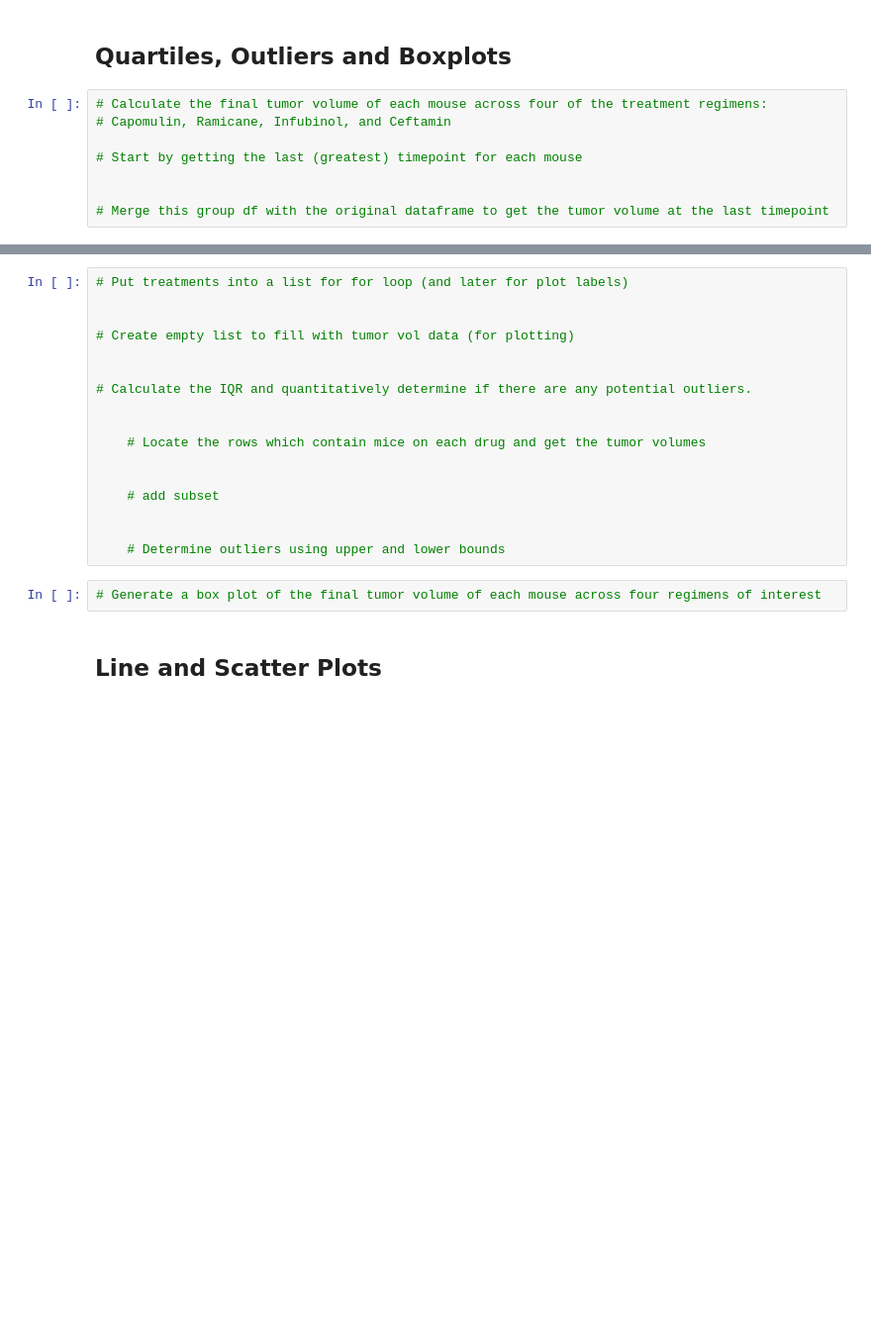
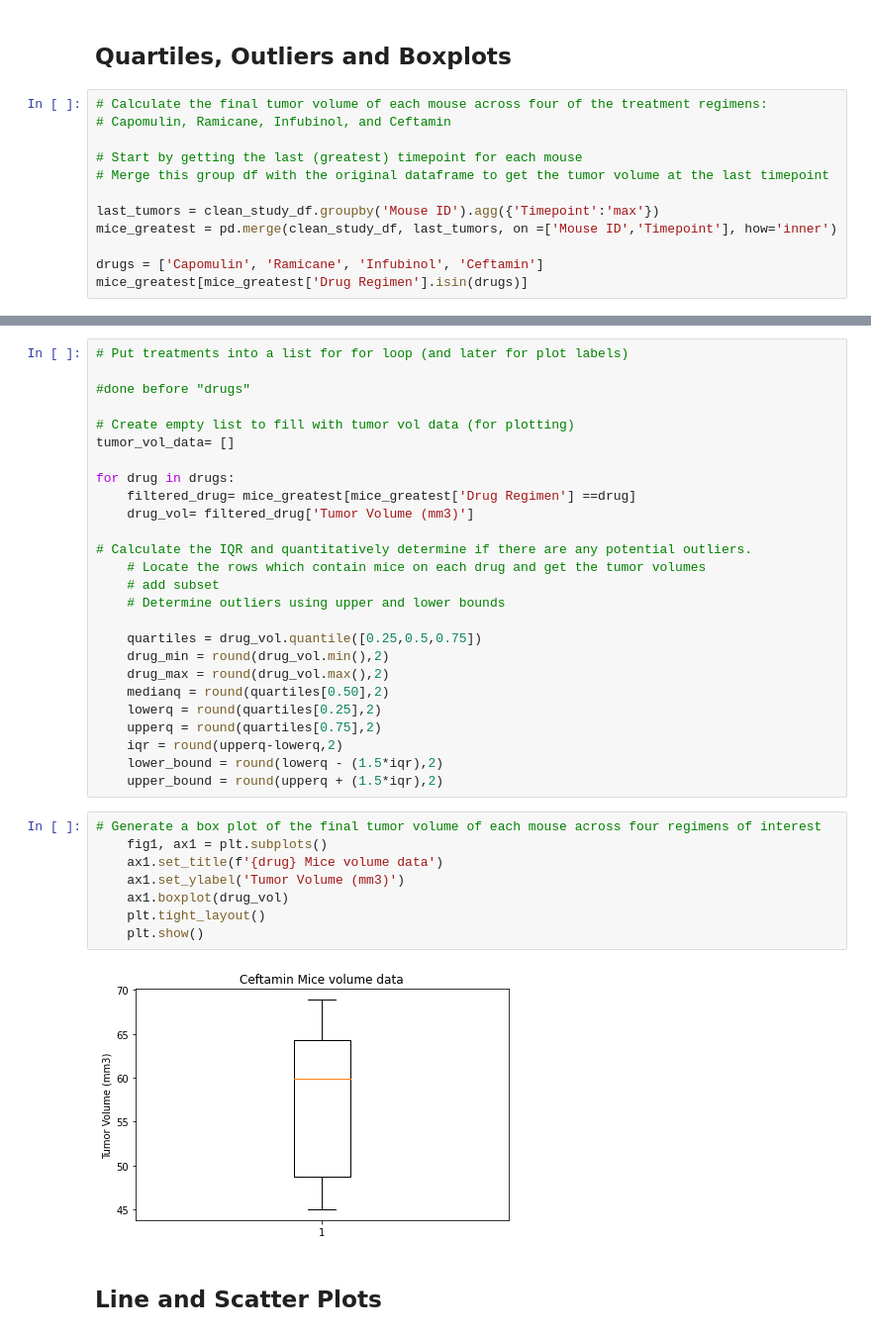
Before and after one commit to gnzamudio/Matplotlib-challenge, a Jupyter notebook: pymaceuticals_starter.ipynb, the cells around one changed output, grey strips where cells are left out. Shown at 99% size. Saved outputs shown, nothing was run; the diff lists cells and outputs as text; blank space fills up the shorter version.

Commit message:
quartiles

```diff
--- a/pymaceuticals_starter.ipynb
+++ b/pymaceuticals_starter.ipynb
@@ -218,6 +218,10 @@ plt.show()
 # Capomulin, Ramicane, Infubinol, and Ceftamin
 
 # Start by getting the last (greatest) timepoint for each mouse
+# Merge this group df with the original dataframe to get the tumor volume at the last timepoint
 
+last_tumors = clean_study_df.groupby('Mouse ID').agg({'Timepoint':'max'})
+mice_greatest = pd.merge(clean_study_df, last_tumors, on =['Mouse ID','Timepoint'], how='inner')
 
-# Merge this group df with the original dataframe to get the tumor volume at the last timepoint
+drugs = ['Capomulin', 'Ramicane', 'Infubinol', 'Ceftamin']
+mice_greatest[mice_greatest['Drug Regimen'].isin(drugs)]
@@ -224,22 +242,39 @@ plt.show()
 # %%
 # Put treatments into a list for for loop (and later for plot labels)
 
+#done before "drugs"
 
 # Create empty list to fill with tumor vol data (for plotting)
+tumor_vol_data= []
 
+for drug in drugs:
+    filtered_drug= mice_greatest[mice_greatest['Drug Regimen'] ==drug]
+    drug_vol= filtered_drug['Tumor Volume (mm3)']
 
 # Calculate the IQR and quantitatively determine if there are any potential outliers.
+    # Locate the rows which contain mice on each drug and get the tumor volumes
+    # add subset
+    # Determine outliers using upper and lower bounds
 
-
-    # Locate the rows which contain mice on each drug and get the tumor volumes
-
-
-    # add subset
-
-
-    # Determine outliers using upper and lower bounds
+    quartiles = drug_vol.quantile([0.25,0.5,0.75])
+    drug_min = round(drug_vol.min(),2)
+    drug_max = round(drug_vol.max(),2)
+    medianq = round(quartiles[0.50],2)
+    lowerq = round(quartiles[0.25],2)
+    upperq = round(quartiles[0.75],2)
+    iqr = round(upperq-lowerq,2)
+    lower_bound = round(lowerq - (1.5*iqr),2)
+    upper_bound = round(upperq + (1.5*iqr),2)
 # %%
 # Generate a box plot of the final tumor volume of each mouse across four regimens of interest
+    fig1, ax1 = plt.subplots()
+    ax1.set_title(f'{drug} Mice volume data')
+    ax1.set_ylabel('Tumor Volume (mm3)')
+    ax1.boxplot(drug_vol)
+    plt.tight_layout()
+    plt.show()
+# %% [output]
+[figure, added]
 # %% [markdown]
 ## Line and Scatter Plots
 # %%
```
Also changed, not shown: parts of 1 cell of this notebook.
